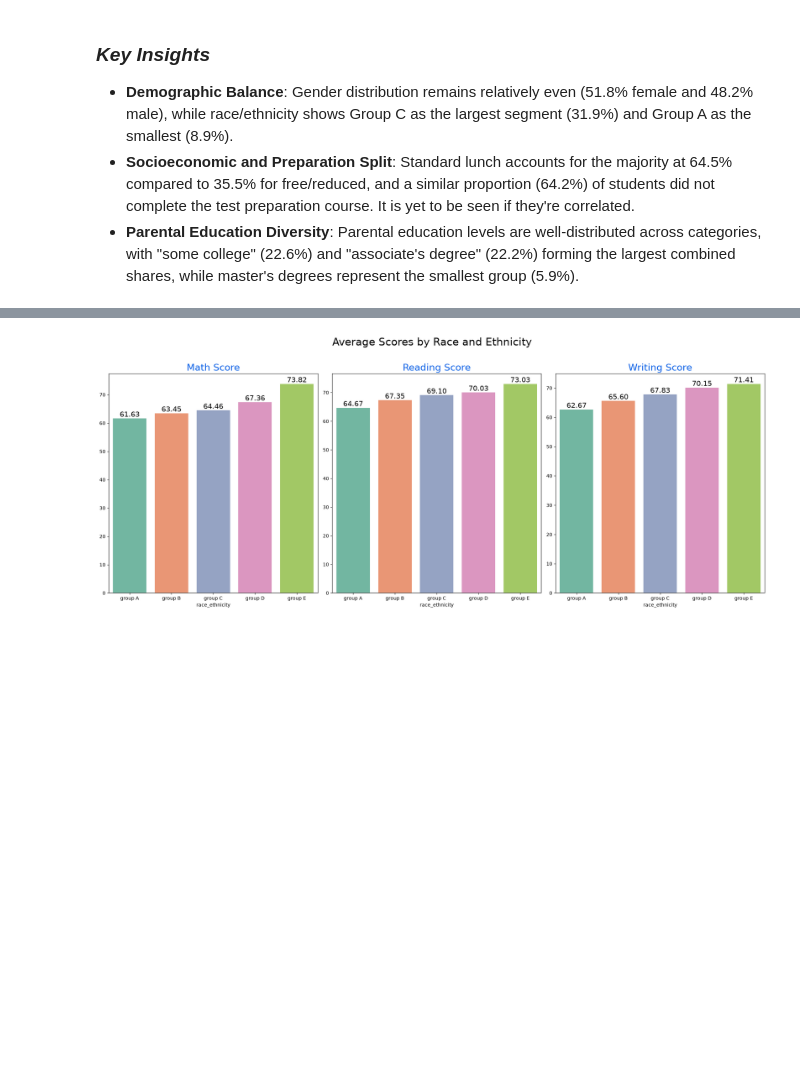
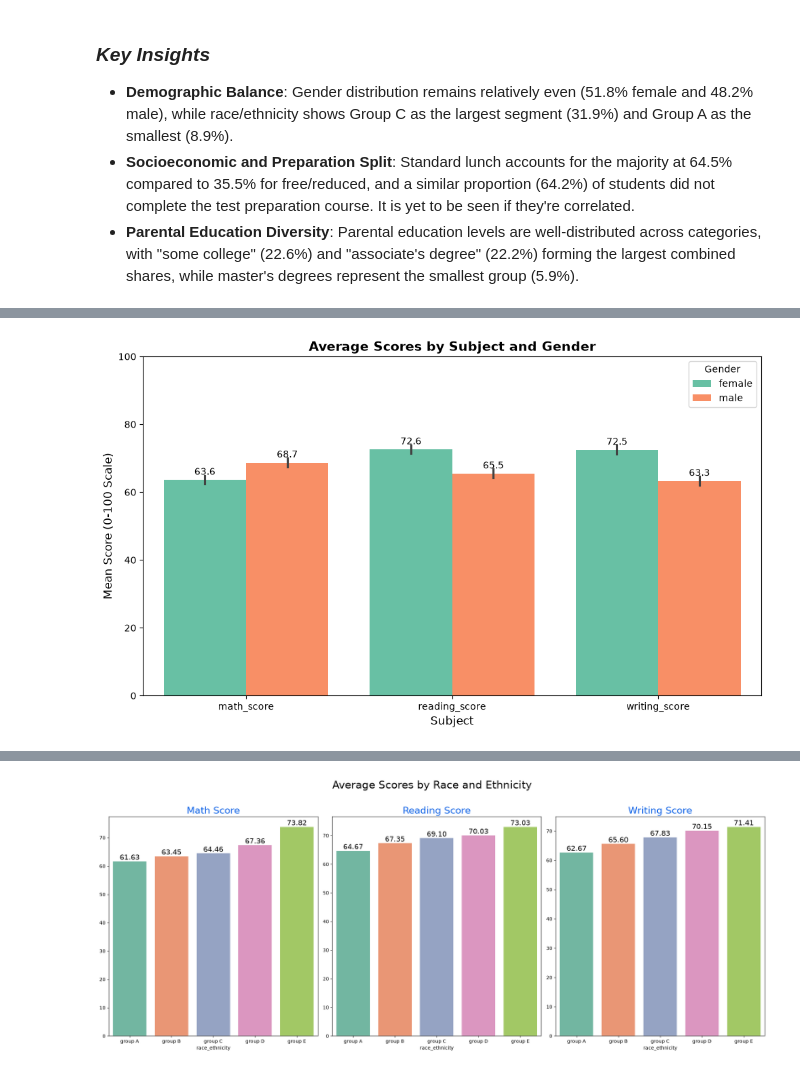
Before and after one commit to fiorellatrigo/mlproject, a Jupyter notebook: notebook/1 . EDA STUDENT PERFORMANCE .ipynb, the cells around one changed output, grey strips where cells are left out. Cells and saved outputs as stored; diff of their text form; code cells hidden in the pictures; blank space fills up the shorter version.

```diff
--- a/notebook/1 . EDA STUDENT PERFORMANCE .ipynb
+++ b/notebook/1 . EDA STUDENT PERFORMANCE .ipynb
@@ -396,0 +359,34 @@ plt.show()
+# %%
+# Prepare data for individual subject scores
+score_cols_ind = ['gender', 'math_score', 'reading_score', 'writing_score']
+df_ind_long = df[score_cols_ind].melt(id_vars='gender', var_name='subject', value_name='score')
+
+# Set up the figure
+fig, ax = plt.subplots(figsize=(10, 6))
+
+# Plot bar chart for individual subjects
+sns.barplot(
+    data=df_ind_long,
+    x='subject',
+    y='score',
+    hue='gender',
+    palette='Set2',
+    ax=ax,
+    saturation=0.95
+)
+
+# Configure titles, labels, and scale
+ax.set_title('Average Scores by Subject and Gender', fontsize=14, fontweight='bold')
+ax.set_xlabel('Subject', fontsize=12)
+ax.set_ylabel('Mean Score (0-100 Scale)', fontsize=12)
+ax.set_ylim(0, 100)
+
+# Add value labels on top of each bar
+for container in ax.containers:
+    ax.bar_label(container, fmt='%.1f', padding=3)
+
+ax.legend(title='Gender', loc='upper right')
+plt.tight_layout()
+plt.show()
+# %% [output]
+[figure, added]
```
Also changed, not shown: parts of 36 cells of this notebook, 15 other files.
